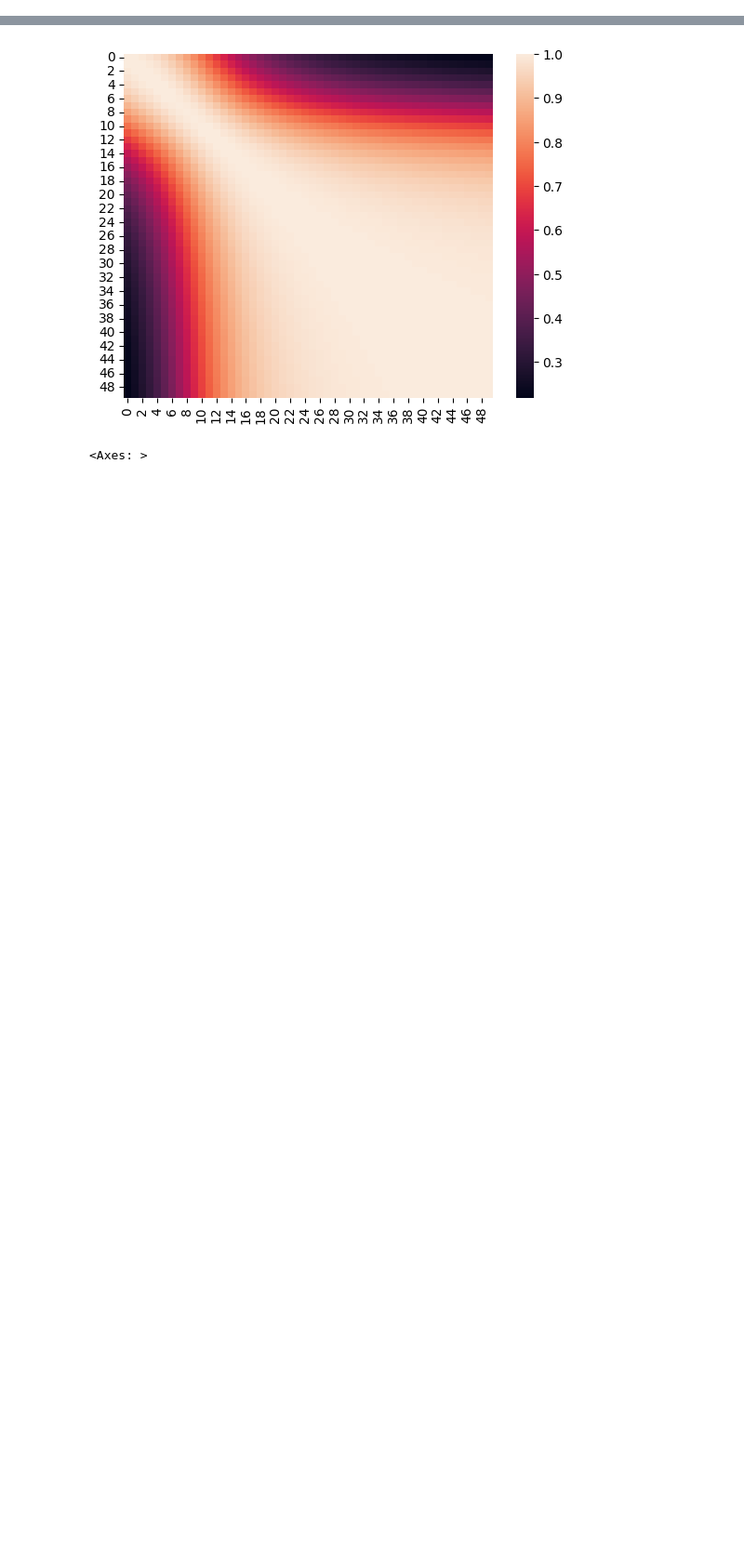
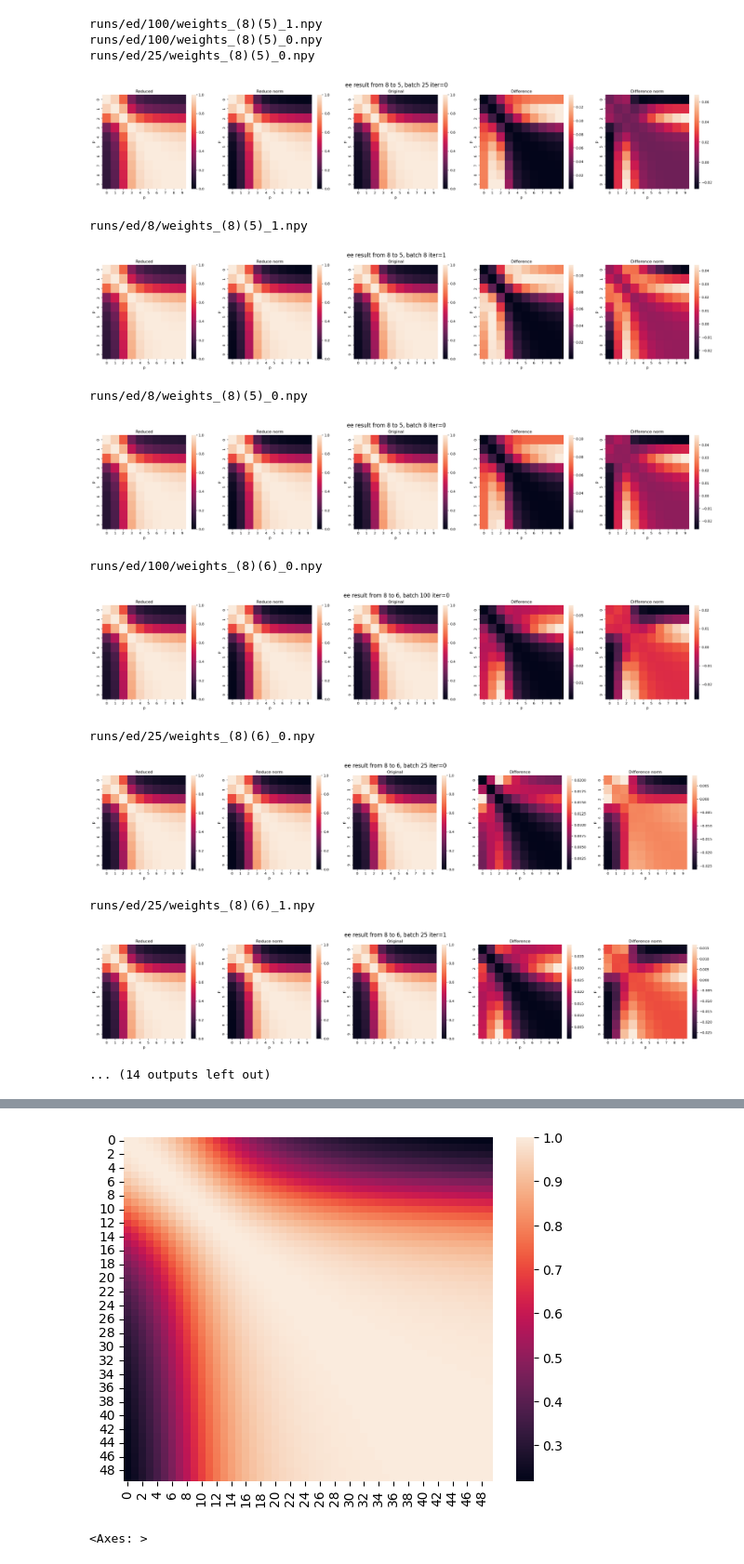
Before and after one commit to filorazi/Dim_red_SWAP, a Jupyter notebook: comparison.ipynb, the cells around one changed output, grey strips where cells are left out. Shown: that part at 93% size. Saved outputs shown, nothing was run; the diff lists cells and outputs as text; code cells hidden in the pictures; blank space fills up the shorter version.

```diff
--- a/comparison.ipynb
+++ b/comparison.ipynb
@@ -105,3 +129,57 @@ def compare_matrix_fidelity_ising(n_qubit_autoencoder,n_trash_qubit,ae,loc=9,int
+# %%
+main_folder = 'runs/ed'
+i =1
+n_qubit_autoencoder=8
+data=get_data(n_qubit_autoencoder)
+
+mid_qubits = list(range(1,8))
+for mq in mid_qubits:
+    n_trash_qubit = n_qubit_autoencoder-mq
+    for batch_size in os.listdir(main_folder):
+        batch_size_path = os.path.join(main_folder, batch_size)
+        for file in os.listdir(batch_size_path):
+            file_path= os.path.join(batch_size_path, file)
+            if 'loss_train' in file:
+                mq_ver=file[15]
+                if str(mq) in mq_ver:
+                    append=file[11:]
+                    dvc = qml.device('default.mixed', wires=n_qubit_autoencoder, shots=None)
+
+                    if 'ee' in main_folder:
+                        from Cluster_ee.autoencoder8 import Axutoencoder
+                        ae = Axutoencoder(n_qubit_autoencoder,n_trash_qubit,dvc)
+                        path  = os.path.join(batch_size_path, f'weights{append}')
+
+
+                    else:
+                        from Cluster_ed.autoencoder7 import Axutoencoder
+                        ae = Axutoencoder(n_qubit_autoencoder,n_trash_qubit,dvc)
+                        path  = os.path.join(batch_size_path, f'weights_{append}')
+                    print(path)
+                    ae.set_layers(3)
+                    ae.set_weights(np.load(path))
+                    title=f'ee result from 8 to {mq}, batch {batch_size} iter={append[-5]}'
+                    if not os.path.isfile(f'imgs/comparison ed/{title}.png'):
+                        compare_matrix_fidelity_ising(n_qubit_autoencoder,n_trash_qubit,ae,interval=10)
+                        plt.suptitle(title, fontsize=16)
+                        plt.savefig(f'imgs/comparison ed/{title}.png')
+                        plt.show()
+# %% [output]
+runs/ed/100/weights_(8)(5)_1.npy
+runs/ed/100/weights_(8)(5)_0.npy
+runs/ed/25/weights_(8)(5)_0.npy
+[figure, added]
+runs/ed/8/weights_(8)(5)_1.npy
+[figure, added]
+runs/ed/8/weights_(8)(5)_0.npy
+[figure, added]
+runs/ed/100/weights_(8)(6)_0.npy
+[figure, added]
+runs/ed/25/weights_(8)(6)_0.npy
+[figure, added]
+runs/ed/25/weights_(8)(6)_1.npy
+[figure, added]
+... (14 outputs left out)
 # %%
 n_trash_qubit=7
 n_qubit_autoencoder=8
```
Also changed, not shown: parts of 5 cells of this notebook, 49 other files.
